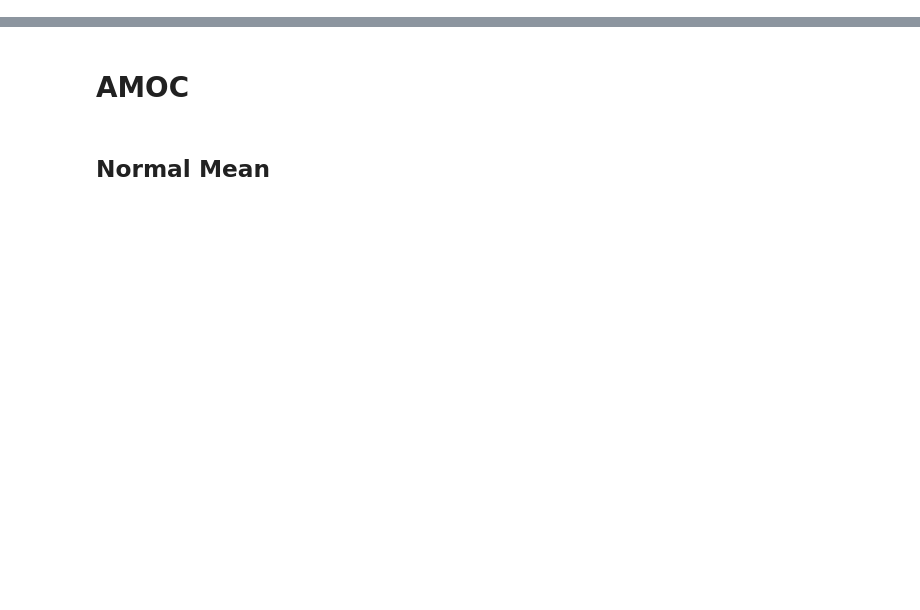
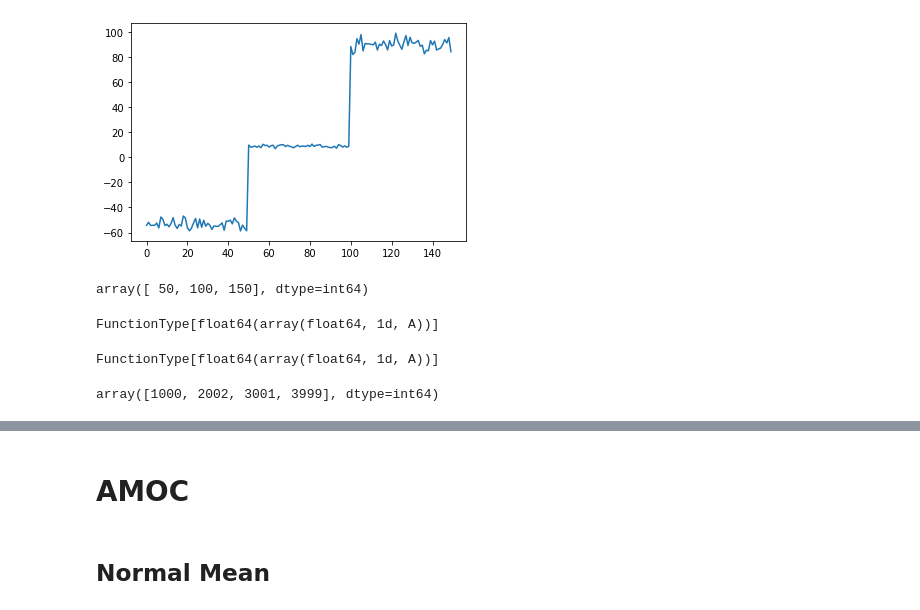
Before and after one commit to gursky1/fastchange, a Jupyter notebook: Benchmarking2.ipynb, the cells around one changed output, grey strips where cells are left out. Drawn from its saved outputs; the diff is of its cells as text; code cells hidden in the pictures; blank space fills up the shorter version.

```diff
--- a/Benchmarking2.ipynb
+++ b/Benchmarking2.ipynb
@@ -9,0 +16,12 @@ import ruptures as rpt
+# %%
+def normal_random(seg_len, n_cps, loc_limit, scale_var):
+    loc = np.random.uniform(-1 * loc_limit, loc_limit, size=(n_cps,))
+    scale = np.random.exponential(scale_var, size=(n_cps,))
+    return np.random.normal(loc, scale, size=(seg_len, n_cps)).flatten('F')
+# %%
+x = normal_random(50, 3, 100, 5)
+plt.figure()
+plt.plot(x)
+plt.show()
+# %% [output]
+[figure, added]
@@ -9,0 +80,4 @@ import ruptures as rpt
+# %%
+pelt_segment(L2Cost().fit(x), 30, 250.0, True)
+# %% [output]
+array([ 50, 100, 150], dtype=int64)
@@ -9,0 +86,8 @@ import ruptures as rpt
+# %%
+_l1_cost.nopython_signatures[0].as_type()
+# %% [output]
+FunctionType[float64(array(float64, 1d, A))]
+# %%
+_l1_cost.nopython_signatures[0].as_type()
+# %% [output]
+FunctionType[float64(array(float64, 1d, A))]
@@ -9,0 +214,4 @@ import ruptures as rpt
+# %%
+binary_segment.py_func(data, L1Cost(), min_len, mbic_penalty)
+# %% [output]
+array([1000, 2002, 3001, 3999], dtype=int64)
```
Also changed, not shown: parts of 65 cells of this notebook, 7 other files.
